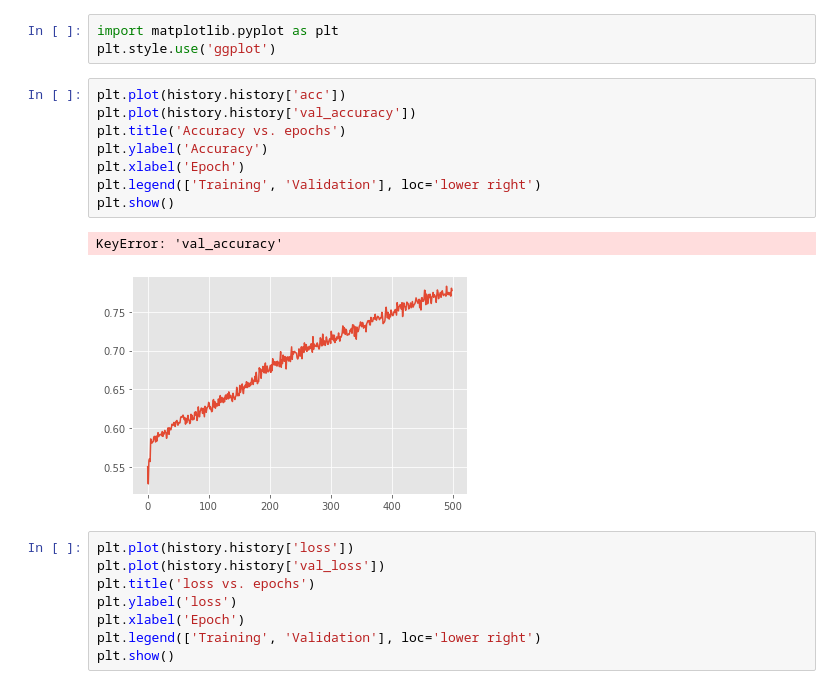
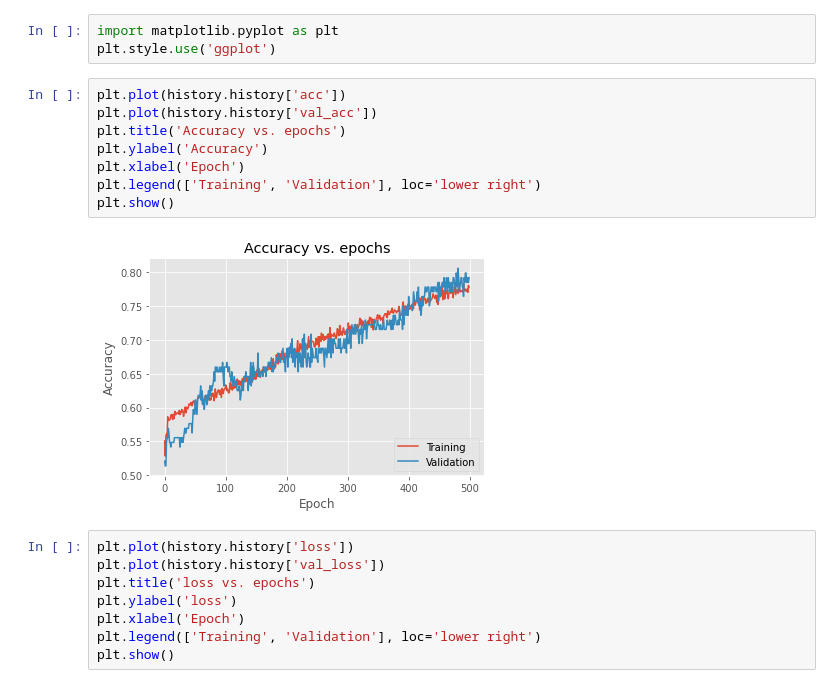
Before and after one commit to jackfrost168/QuantitativeTrading, a Jupyter notebook: predict_stock_price.ipynb, the cells around one changed output. Saved outputs shown, nothing was run; the diff lists cells and outputs as text.

```diff
--- a/predict_stock_price.ipynb
+++ b/predict_stock_price.ipynb
@@ -257,15 +257,14 @@ import matplotlib.pyplot as plt
 plt.style.use('ggplot')
 # %%
 plt.plot(history.history['acc'])
-plt.plot(history.history['val_accuracy'])
+plt.plot(history.history['val_acc'])
 plt.title('Accuracy vs. epochs')
 plt.ylabel('Accuracy')
 plt.xlabel('Epoch')
 plt.legend(['Training', 'Validation'], loc='lower right')
 plt.show()
 # %% [output]
-KeyError: 'val_accuracy'
-[figure, old version]
+[figure, new version]
 # %%
 plt.plot(history.history['loss'])
 plt.plot(history.history['val_loss'])
```
